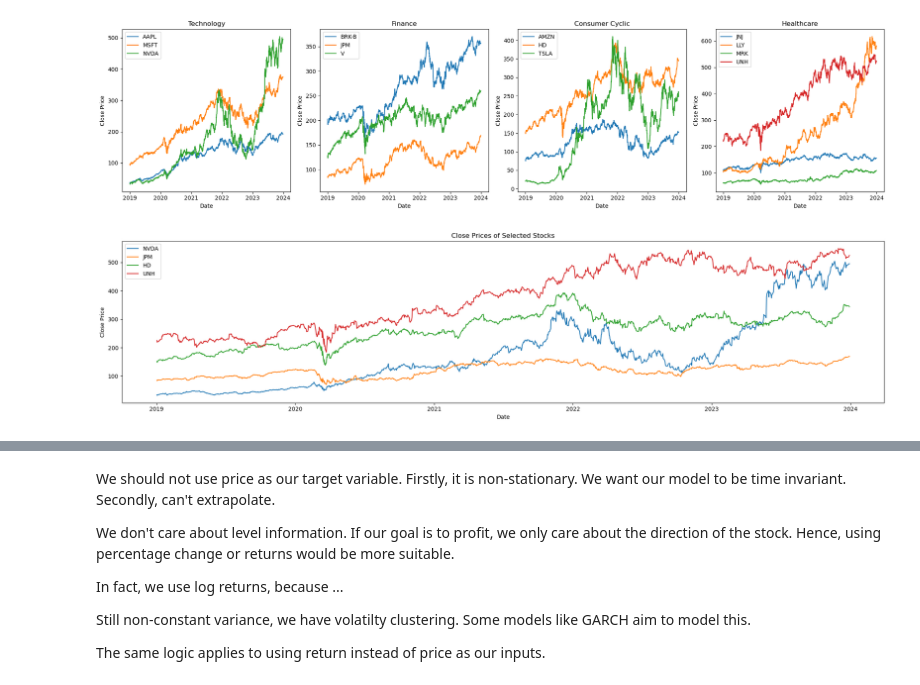
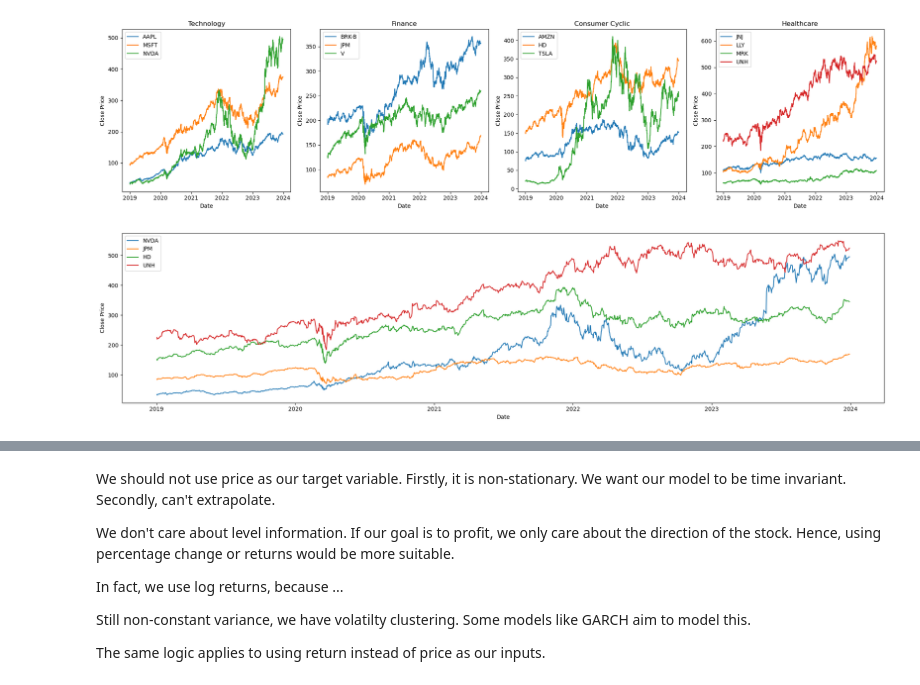
Before and after one commit to luo-simon/stock-predictions, a Jupyter notebook: notebooks/debugging.ipynb, the cells around one changed output, grey strips where cells are left out. Saved outputs shown, nothing was run; the diff lists cells and outputs as text; code cells hidden in the pictures.

```diff
--- a/notebooks/debugging.ipynb
+++ b/notebooks/debugging.ipynb
@@ -47,17 +50,15 @@ plt.show()
 # %% [output]
 [figure]
 # %%
-import mplfinance as mpf
 selected = ["nvda", "jpm", "hd", "unh"]
 fig, ax = plt.subplots(1, 1, figsize=(20, 5))
 for s in selected:
     df = load_processed_dataset(s, "2019-01-1", "2024-01-1")
     ax.plot(df.index, df['Close'], label=s.upper())
 ax.set_xlabel('Date')
 ax.set_ylabel('Close Price')
 ax.legend()
-ax.set_title("Close Prices of Selected Stocks")
 fig.tight_layout()
 plt.show()
 # %% [output]
-[figure, old version]
+[figure, new version]
```
Also changed, not shown: parts of 5 cells of this notebook, 7 other files.
